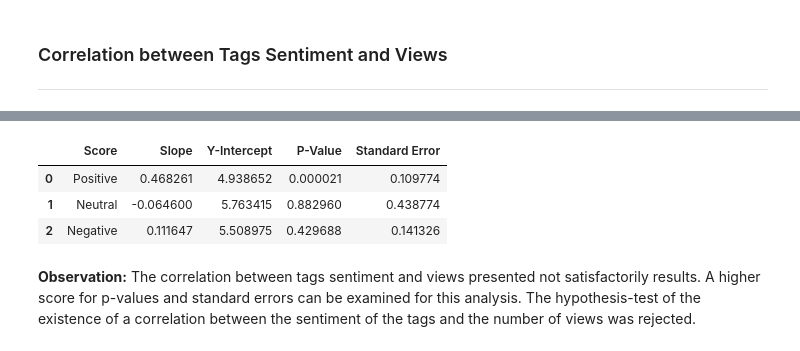
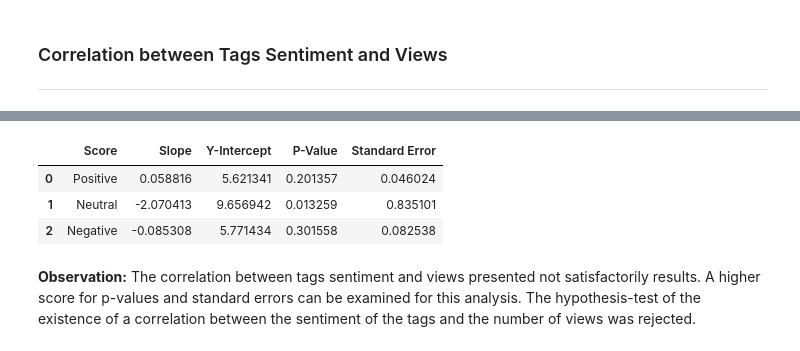
Before and after one commit to buddyguy423/DataScienceProject1, a Jupyter notebook: documents/analysis/videos/alex/Videos Analysis.ipynb, the cells around one changed output, grey strips where cells are left out. Drawn from its saved outputs; the diff is of its cells as text; code cells hidden in the pictures.

```diff
--- a/documents/analysis/videos/alex/Videos Analysis.ipynb
+++ b/documents/analysis/videos/alex/Videos Analysis.ipynb
@@ -785,39 +787,41 @@ plt.show()
 # %%
 # y={0:.1f}x+{1:.1f}
 
 summary_data = []
 
-slope, intercept, r_value, p_value, std_err = stats.linregress(x=np.log10(df1['score']), y=np.log10(df1['views']))
+cond = (df1['score'] > 0) & (df1['views'] > 0)
+slope, intercept, r_value, p_value, std_err = stats.linregress(x=np.log10(df1[cond]['score']), y=np.log10(df1[cond]['views']))
 summary_data.append({'Score': 'Positive',
                      'Slope' : slope,
                      'Y-Intercept': intercept,
                      'P-Value' : p_value,
                      'Standard Error' : std_err
                     })
 
-slope, intercept, r_value, p_value, std_err = stats.linregress(x=np.log10(df2['score']), y=np.log10(df2['views']))
+cond = (df2['score'] > 0) & (df2['views'] > 0)
+slope, intercept, r_value, p_value, std_err = stats.linregress(x=np.log10(df2[cond]['score']), y=np.log10(df2[cond]['views']))
 summary_data.append({'Score': 'Neutral',
                      'Slope' : slope,
                      'Y-Intercept': intercept,
                      'P-Value' : p_value,
                      'Standard Error' : std_err
                     })
 
-
-slope, intercept, r_value, p_value, std_err = stats.linregress(x=np.log10(df3['score']), y=np.log10(df3['views']))
+cond = (df3['score'] > 0) & (df3['views'] > 0)
+slope, intercept, r_value, p_value, std_err = stats.linregress(x=np.log10(df3[cond]['score']), y=np.log10(df3[cond]['views']))
 summary_data.append({'Score': 'Negative',
                      'Slope' : slope,
                      'Y-Intercept': intercept,
                      'P-Value' : p_value,
                      'Standard Error' : std_err
                     })
 
 pd.DataFrame(data=summary_data, columns=list(summary_data[0].keys()))
 # %% [output]
 |  | Score | Slope | Y-Intercept | P-Value | Standard Error |
-| 0 | Positive | 0.468261 | 4.938652 | 0.000021 | 0.109774 |
-| 1 | Neutral | -0.064600 | 5.763415 | 0.882960 | 0.438774 |
-| 2 | Negative | 0.111647 | 5.508975 | 0.429688 | 0.141326 |
+| 0 | Positive | 0.058816 | 5.621341 | 0.201357 | 0.046024 |
+| 1 | Neutral | -2.070413 | 9.656942 | 0.013259 | 0.835101 |
+| 2 | Negative | -0.085308 | 5.771434 | 0.301558 | 0.082538 |
 # %% [markdown]
 **Observation:** The correlation between tags sentiment and views presented not satisfactorily results. A higher score for p-values and standard errors can be examined for this analysis. The hypothesis-test of the existence of a correlation between the sentiment of the tags and the number of views was rejected.
 # %% [markdown]
```
Also changed, not shown: parts of 10 cells of this notebook.
